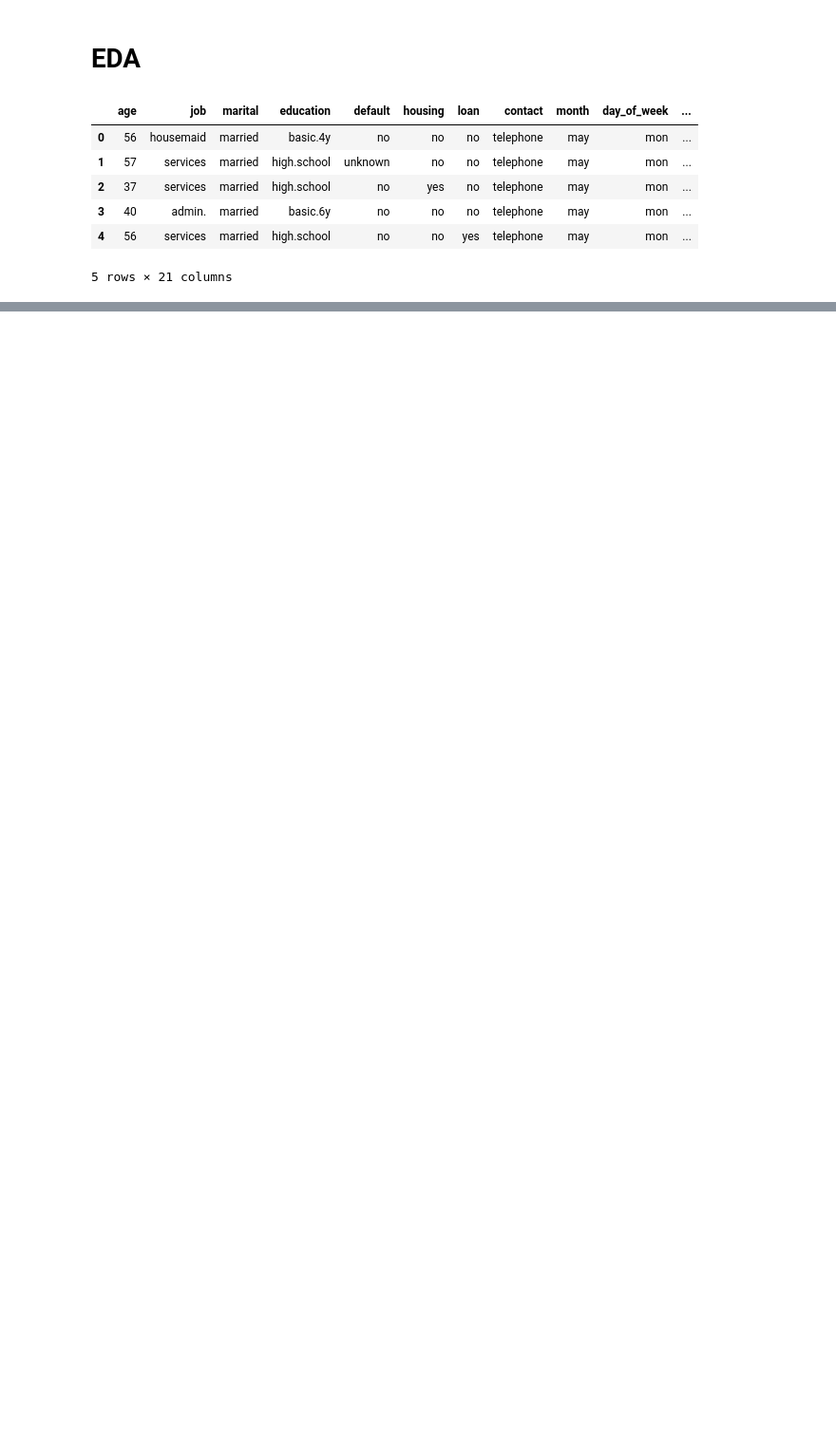
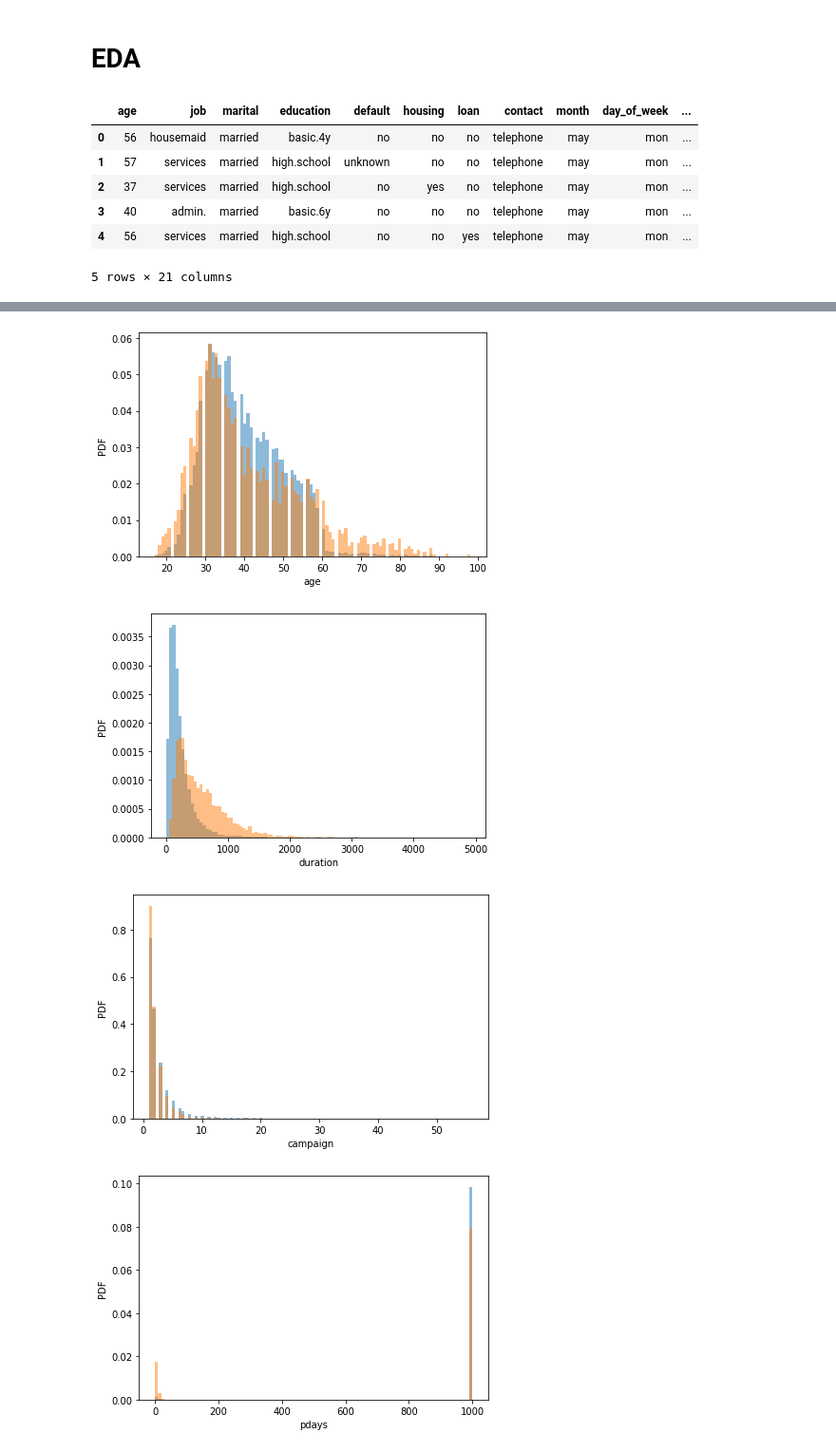
Before and after one commit to mike-harder/RockCentral-BankMarketingCase, a Jupyter notebook: src/EDA/EDA.ipynb, the cells around one changed output, grey strips where cells are left out. Shown at 95% size. Saved outputs shown, nothing was run; the diff lists cells and outputs as text; code cells hidden in the pictures; blank space fills up the shorter version.

```diff
--- a/src/EDA/EDA.ipynb
+++ b/src/EDA/EDA.ipynb
@@ -30,0 +82,16 @@ Index(['age', 'job', 'marital', 'education', 'default', 'housing', 'loan',
+# %%
+
+for col in numeric_cols:
+    bin_range = (df[col].min(),df[col].max())
+    for c in categories:
+        plt.hist(df[df[label]==c][col], alpha=0.5,
+                label=c,bins=100,density=True, range=bin_range)
+    plt.ylabel('PDF')
+    plt.xlabel(f'{col}')
+    plt.tight_layout()
+    plt.show()
+# %% [output]
+[figure, added]
+[figure, added]
+[figure, added]
+[figure, added]
```
Also changed, not shown: parts of 6 cells of this notebook.
